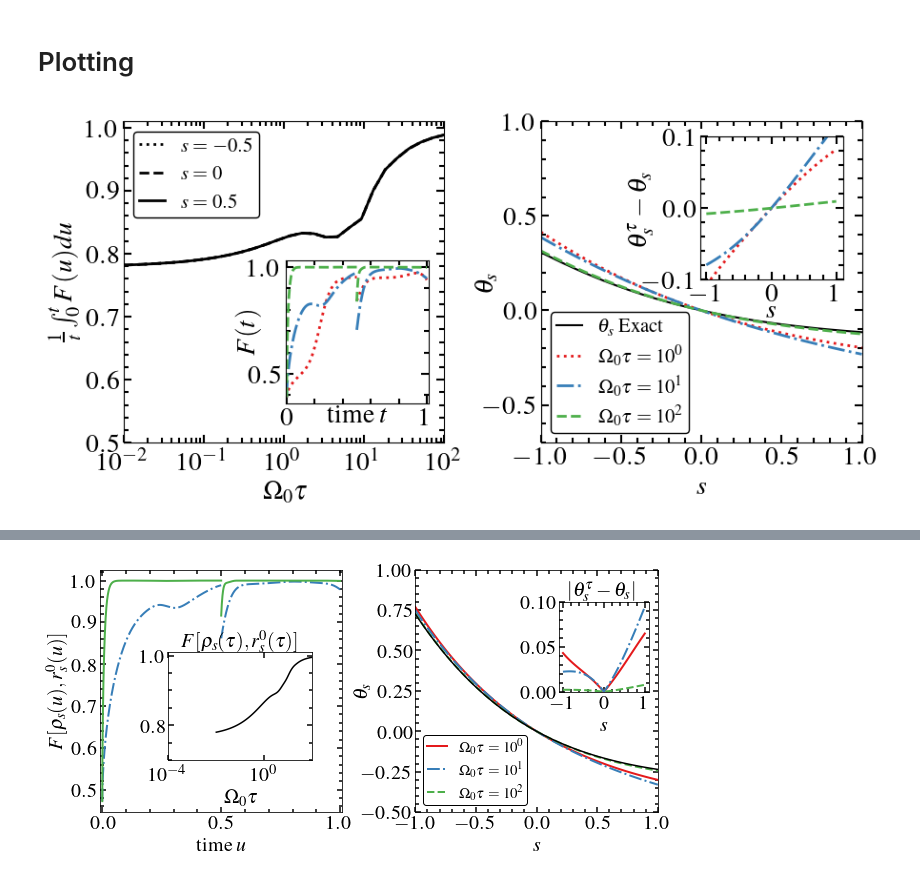
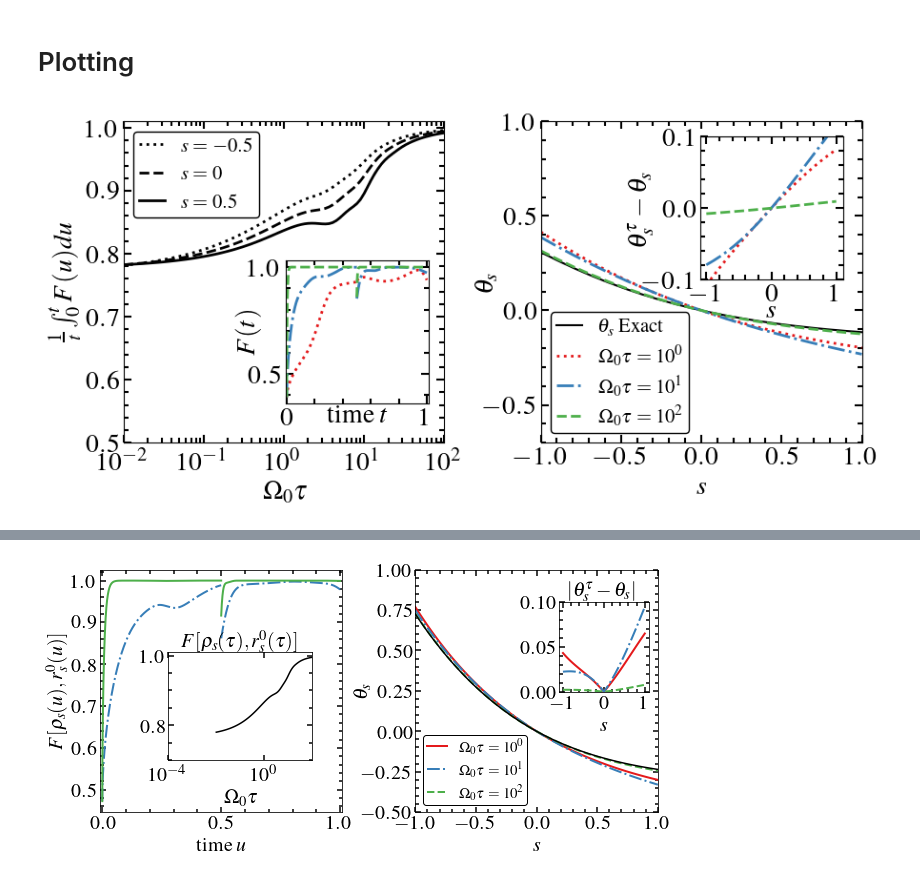
Before and after one commit to PauloJPS/2024-large-deviation-full-counting-statistics-in-adiabatic-open-quantum-dynamics, a Jupyter notebook: Codes/Adiabaticity_against_Quench.ipynb, the cells around one changed output, grey strips where cells are left out. Drawn from its saved outputs; the diff is of its cells as text; code cells hidden in the pictures.

```diff
--- a/Codes/Adiabaticity_against_Quench.ipynb
+++ b/Codes/Adiabaticity_against_Quench.ipynb
@@ -21,7 +21,7 @@ plt.rcParams.update({
     "text.usetex": True,
     #"text.latex.preamble": r"\boldmath",
     #"font.family": "sans-serif",
-    "mathtext.fontset" : "stix",
+    #"mathtext.fontset" : "stix",
     "font.family" : "lmodern", #   "font.serif": ["Times New Roman"],
     "font.weight": "bold",
     "text.latex.preamble": r"\usepackage[T1]{fontenc} \usepackage{lmodern} \usepackage{amsmath} \usepackage{mathptmx}\usepackage{amsfonts}",
@@ -288,7 +288,6 @@ args  = {"s":s,
 ##
 
 def get_Fidelity_tau(rho0, H, Lm, tlist, taulist=[1, 10, 100]):
-    taus = [1, 10, 100]
     Fidelity_list = []
     Tlist_list = []
     rho0_int = np.array(rho0,dtype=np.complex_).flatten()
@@ -305,9 +304,9 @@ def get_Fidelity_tau(rho0, H, Lm, tlist, taulist=[1, 10, 100]):
                 t_eval=tlist,
                 args=(args, ),
                 #method="DOP853",
-                method="BDF",
-                rtol=1e-6,
-                atol=1e-9)
+                method="DOP853",
+                rtol=1e-12,
+                atol=1e-14)
 
         print(sol.success, sol.status)
         e_vals = []
@@ -324,7 +323,7 @@ def get_Fidelity_tau(rho0, H, Lm, tlist, taulist=[1, 10, 100]):
         Tlist_list.append(tlist)
     return Tlist_list, Fidelity_list
 # %%
-Tlist_list, Fidelity_list = get_Fidelity_tau(rho0, H, Lm, tlist, taulist=[2, 20, 300])
+Tlist_list, Fidelity_list = get_Fidelity_tau(rho0, H, Lm, tlist, taulist=[2, 20, 200])
 # %% [output]
 True 0
 True 0
@@ -512,0 +514,8 @@ plt.plot(s_list_exact, np.array(exact_theta).real, color="black")
+# %%
+data = args.copy()
+data.update({"jumps":jumps_s0})
+data.update({"times":times_s0})
+data.update({"ent":ent_s0})
+data.update({"SCFG_prediction":qs_values_s0})
+data.update({"Nboxes":np.linspace(0, 1, Nsteps)})
+data.update({"tlist":np.linspace(0, 1, Tlen)})
@@ -569,40 +605,40 @@ ax0.set_xlim((-0.01, 1.01))
 
 
 #ax0.set_box_aspect(1)
-ax[1].plot(s_list, np.array(exact_theta).real, color="black", label=r"$\theta_s$ Exact")
+ax[1].plot(s_list_exact, np.array(exact_theta).real, color="black", label=r"$\theta_s$ Exact")
 
 
-ax[1].plot(s_list, np.array(thetas[0]).real,color="#e41a1c", label=r"$\Omega_0\tau=10^0$", linestyle=":", linewidth=2)
-ax[1].plot(s_list, np.array(thetas[1]).real,color="#377eb8", label=r"$\Omega_0\tau=10^1$", linestyle="-.", linewidth=2)
-ax[1].plot(s_list, np.array(thetas[2]).real,color="#4daf4a", label=r"$\Omega_0\tau=10^2$", linestyle="--", linewidth=2)
+ax[1].plot(s_list_exact, np.array(thetas[0]).real,color="#e41a1c", label=r"$\Omega_0\tau=10^0$", linestyle=":", linewidth=2)
+ax[1].plot(s_list_exact, np.array(thetas[1]).real,color="#377eb8", label=r"$\Omega_0\tau=10^1$", linestyle="-.", linewidth=2)
+ax[1].plot(s_list_exact, np.array(thetas[2]).real,color="#4daf4a", label=r"$\Omega_0\tau=10^2$", linestyle="--", linewidth=2)
 
 
 ax[1].set_xlabel(r"$s$")
 ax[1].set_ylabel(r"$\theta_s$", labelpad=-12)
 ax[1].set_ylim((-0.7,1))
 ax[1].set_xlim((-1,1))
 
 ax[1].set_box_aspect(1)
 
 
 ax[1].legend(edgecolor="black", framealpha=1,handlelength=1.3, borderpad=0.3, fontsize=15, loc=3)
 
 left1, bottom1, width1, height1 = [0.63, 0.50, 0.35, 0.3]
 ax1 = fig.add_axes([left1, bottom1, width1, height1])
 ax1.set_box_aspect(1)
 
-ax1.plot(s_list, (np.array(exact_theta)-np.array(thetas[0])).real,color="#e41a1c", label=r"$\Omega_0\tau=10^0$", linestyle=":", linewidth=2)
-ax1.plot(s_list, (np.array(exact_theta)-np.array(thetas[1])).real,color="#377eb8", label=r"$\Omega_0\tau=10^1$", linestyle="-.", linewidth=2)
-ax1.plot(s_list, (np.array(exact_theta)-np.array(thetas[2])).real,color="#4daf4a", label=r"$\Omega_0\tau=10^2$", linestyle="--", linewidth=2)
+ax1.plot(s_list_exact, (np.array(exact_theta)-np.array(thetas[0])).real,color="#e41a1c", label=r"$\Omega_0\tau=10^0$", linestyle=":", linewidth=2)
+ax1.plot(s_list_exact, (np.array(exact_theta)-np.array(thetas[1])).real,color="#377eb8", label=r"$\Omega_0\tau=10^1$", linestyle="-.", linewidth=2)
+ax1.plot(s_list_exact, (np.array(exact_theta)-np.array(thetas[2])).real,color="#4daf4a", label=r"$\Omega_0\tau=10^2$", linestyle="--", linewidth=2)
 
 ax1.set_ylabel(r"$\theta_s^\tau - \theta_s$", labelpad=-8)
 
 ax1.set_xlabel(r"$s$", labelpad=-6)
 
 ax1.set_ylim((-0.1, 0.1))
 
 plt.subplots_adjust(wspace=0.3)
 
-plt.savefig("Fig2.pdf", bbox_inches="tight")
+#plt.savefig("Fig2.pdf", bbox_inches="tight")
 # %% [output]
-[figure, old version]
+[figure, new version]
```
Also changed, not shown: parts of 7 cells of this notebook, 9 other files.
